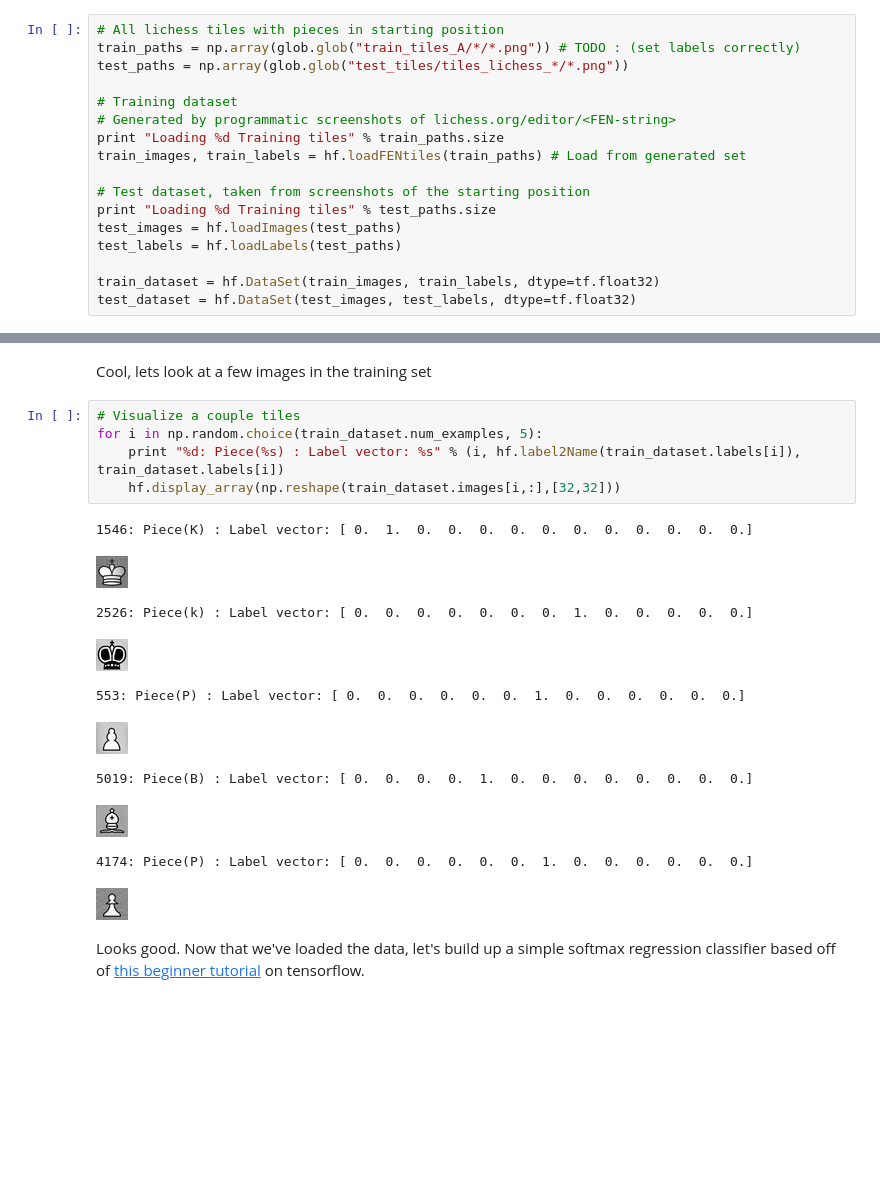
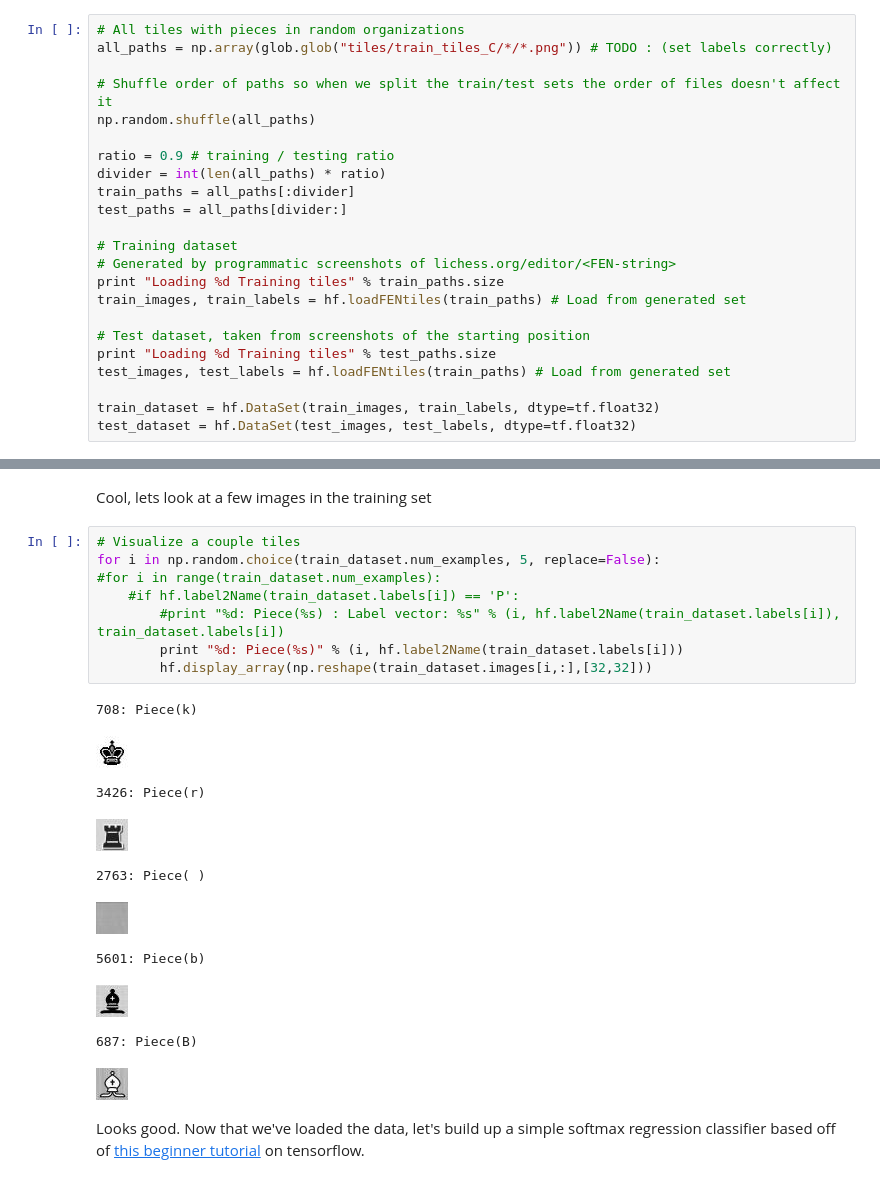
Before and after one commit to Elucidation/tensorflow_chessbot, a Jupyter notebook: tensorflow_learn.ipynb, the cells around one changed output, grey strips where cells are left out. Saved outputs shown, nothing was run; the diff lists cells and outputs as text; blank space fills up the shorter version.

```diff
--- a/tensorflow_learn.ipynb
+++ b/tensorflow_learn.ipynb
@@ -25,7 +25,14 @@ Let's load the tiles in for the training and test dataset
 # %%
-# All lichess tiles with pieces in starting position
-train_paths = np.array(glob.glob("train_tiles_A/*/*.png")) # TODO : (set labels correctly)
-test_paths = np.array(glob.glob("test_tiles/tiles_lichess_*/*.png"))
+# All tiles with pieces in random organizations
+all_paths = np.array(glob.glob("tiles/train_tiles_C/*/*.png")) # TODO : (set labels correctly)
+
+# Shuffle order of paths so when we split the train/test sets the order of files doesn't affect it
+np.random.shuffle(all_paths)
+
+ratio = 0.9 # training / testing ratio
+divider = int(len(all_paths) * ratio)
+train_paths = all_paths[:divider]
+test_paths = all_paths[divider:]
 
 # Training dataset
 # Generated by programmatic screenshots of lichess.org/editor/<FEN-string>
@@ -34,8 +41,7 @@ train_images, train_labels = hf.loadFENtiles(train_paths) # Load from generated
 
 # Test dataset, taken from screenshots of the starting position
 print "Loading %d Training tiles" % test_paths.size
-test_images = hf.loadImages(test_paths)
-test_labels = hf.loadLabels(test_paths)
+test_images, test_labels = hf.loadFENtiles(train_paths) # Load from generated set
 
 train_dataset = hf.DataSet(train_images, train_labels, dtype=tf.float32)
 test_dataset = hf.DataSet(test_images, test_labels, dtype=tf.float32)
@@ -56,20 +54,23 @@ On #300/320 : test_tiles/tiles_lichess_3/lichess_3_A2.png
 Cool, lets look at a few images in the training set
 # %%
 # Visualize a couple tiles
-for i in np.random.choice(train_dataset.num_examples, 5):
-    print "%d: Piece(%s) : Label vector: %s" % (i, hf.label2Name(train_dataset.labels[i]), train_dataset.labels[i])
-    hf.display_array(np.reshape(train_dataset.images[i,:],[32,32]))
+for i in np.random.choice(train_dataset.num_examples, 5, replace=False):
+#for i in range(train_dataset.num_examples):
+    #if hf.label2Name(train_dataset.labels[i]) == 'P':
+        #print "%d: Piece(%s) : Label vector: %s" % (i, hf.label2Name(train_dataset.labels[i]), train_dataset.labels[i])
+        print "%d: Piece(%s)" % (i, hf.label2Name(train_dataset.labels[i]))
+        hf.display_array(np.reshape(train_dataset.images[i,:],[32,32]))
 # %% [output]
-1546: Piece(K) : Label vector: [ 0.  1.  0.  0.  0.  0.  0.  0.  0.  0.  0.  0.  0.]
+708: Piece(k)
-[figure, old version]
+[figure, new version]
-2526: Piece(k) : Label vector: [ 0.  0.  0.  0.  0.  0.  0.  1.  0.  0.  0.  0.  0.]
+3426: Piece(r)
-[figure, old version]
+[figure, new version]
-553: Piece(P) : Label vector: [ 0.  0.  0.  0.  0.  0.  1.  0.  0.  0.  0.  0.  0.]
+2763: Piece( )
-[figure, old version]
+[figure, new version]
-5019: Piece(B) : Label vector: [ 0.  0.  0.  0.  1.  0.  0.  0.  0.  0.  0.  0.  0.]
+5601: Piece(b)
-[figure, old version]
+[figure, new version]
-4174: Piece(P) : Label vector: [ 0.  0.  0.  0.  0.  0.  1.  0.  0.  0.  0.  0.  0.]
+687: Piece(B)
-[figure, old version]
+[figure, new version]
 # %% [markdown]
 Looks good. Now that we've loaded the data, let's build up a simple softmax regression classifier based off of [this beginner tutorial](https://www.tensorflow.org/versions/v0.6.0/tutorials/mnist/beginners/index.html) on tensorflow.
 # %%
```
Also changed, not shown: parts of 21 cells of this notebook, 4 other files.
